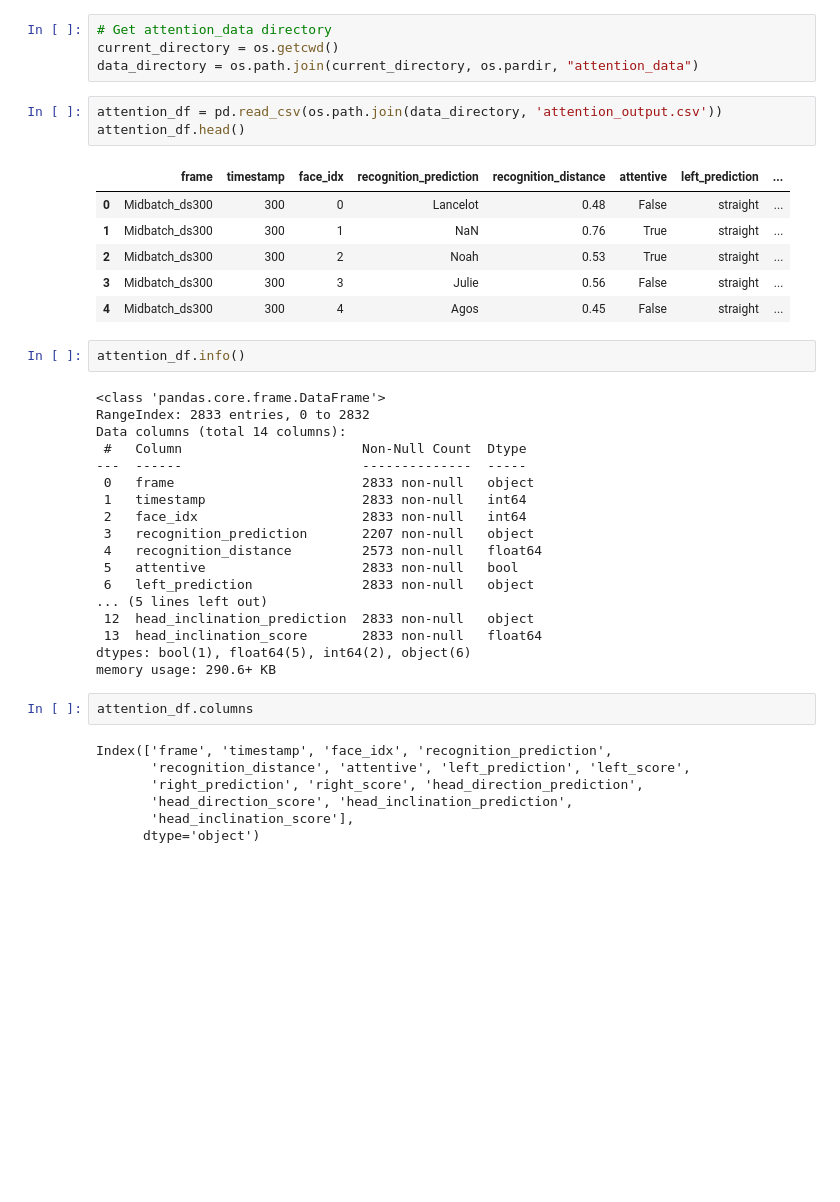
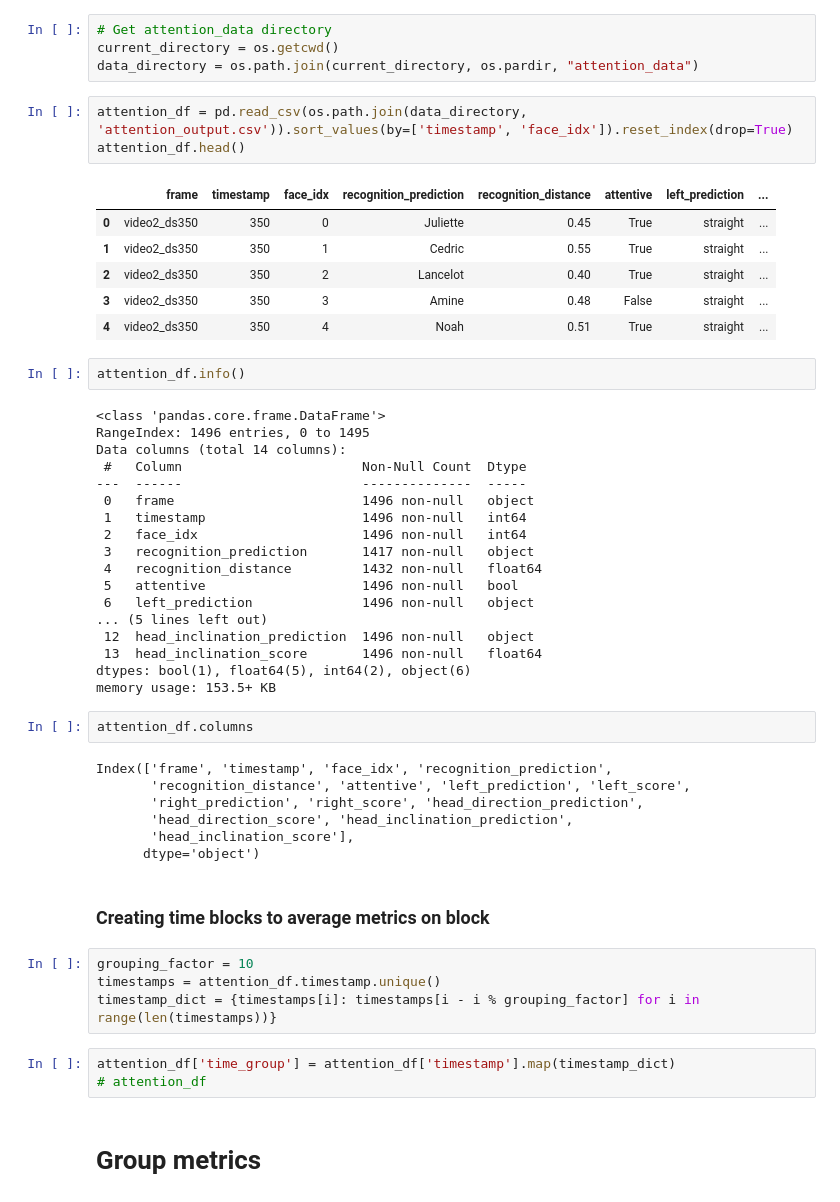
Before and after one commit to aminelah0/attention-meter, a Jupyter notebook: notebooks/output_df.ipynb, the cells around one changed output. Drawn from its saved outputs; the diff is of its cells as text; blank space fills up the shorter version.

Commit message:
Dataframe analysis in new notebooks

```diff
--- a/notebooks/output_df.ipynb
+++ b/notebooks/output_df.ipynb
@@ -24,35 +22,35 @@ objc[41575]: Class CVSlider is implemented in both /Users/amine/.pyenv/versions/
 current_directory = os.getcwd()
 data_directory = os.path.join(current_directory, os.pardir, "attention_data")
 # %%
-attention_df = pd.read_csv(os.path.join(data_directory, 'attention_output.csv'))
+attention_df = pd.read_csv(os.path.join(data_directory, 'attention_output.csv')).sort_values(by=['timestamp', 'face_idx']).reset_index(drop=True)
 attention_df.head()
 # %% [output]
 |  | frame | timestamp | face_idx | recognition_prediction | recognition_distance | attentive | left_prediction | ... |
-| 0 | Midbatch_ds300 | 300 | 0 | Lancelot | 0.48 | False | straight | ... |
-| 1 | Midbatch_ds300 | 300 | 1 | NaN | 0.76 | True | straight | ... |
-| 2 | Midbatch_ds300 | 300 | 2 | Noah | 0.53 | True | straight | ... |
-| 3 | Midbatch_ds300 | 300 | 3 | Julie | 0.56 | False | straight | ... |
-| 4 | Midbatch_ds300 | 300 | 4 | Agos | 0.45 | False | straight | ... |
+| 0 | video2_ds350 | 350 | 0 | Juliette | 0.45 | True | straight | ... |
+| 1 | video2_ds350 | 350 | 1 | Cedric | 0.55 | True | straight | ... |
+| 2 | video2_ds350 | 350 | 2 | Lancelot | 0.40 | True | straight | ... |
+| 3 | video2_ds350 | 350 | 3 | Amine | 0.48 | False | straight | ... |
+| 4 | video2_ds350 | 350 | 4 | Noah | 0.51 | True | straight | ... |
 # %%
 attention_df.info()
 # %% [output]
 <class 'pandas.core.frame.DataFrame'>
-RangeIndex: 2833 entries, 0 to 2832
+RangeIndex: 1496 entries, 0 to 1495
 Data columns (total 14 columns):
  #   Column                       Non-Null Count  Dtype
 ---  ------                       --------------  -----
- 0   frame                        2833 non-null   object
- 1   timestamp                    2833 non-null   int64
- 2   face_idx                     2833 non-null   int64
- 3   recognition_prediction       2207 non-null   object
- 4   recognition_distance         2573 non-null   float64
- 5   attentive                    2833 non-null   bool
- 6   left_prediction              2833 non-null   object
+ 0   frame                        1496 non-null   object
+ 1   timestamp                    1496 non-null   int64
+ 2   face_idx                     1496 non-null   int64
+ 3   recognition_prediction       1417 non-null   object
+ 4   recognition_distance         1432 non-null   float64
+ 5   attentive                    1496 non-null   bool
+ 6   left_prediction              1496 non-null   object
 ... (5 lines left out)
- 12  head_inclination_prediction  2833 non-null   object
- 13  head_inclination_score       2833 non-null   float64
+ 12  head_inclination_prediction  1496 non-null   object
+ 13  head_inclination_score       1496 non-null   float64
 dtypes: bool(1), float64(5), int64(2), object(6)
-memory usage: 290.6+ KB
+memory usage: 153.5+ KB
 # %%
 attention_df.columns
 # %% [output]
@@ -62,3 +60,14 @@ Index(['frame', 'timestamp', 'face_idx', 'recognition_prediction',
        'head_direction_score', 'head_inclination_prediction',
        'head_inclination_score'],
       dtype='object')
+# %% [markdown]
+### Creating time blocks to average metrics on block
+# %%
+grouping_factor = 10
+timestamps = attention_df.timestamp.unique()
+timestamp_dict = {timestamps[i]: timestamps[i - i % grouping_factor] for i in range(len(timestamps))}
+# %%
+attention_df['time_group'] = attention_df['timestamp'].map(timestamp_dict)
+# attention_df
+# %% [markdown]
+# Group metrics
```
Also changed, not shown: parts of 30 cells of this notebook, 2 other files.
